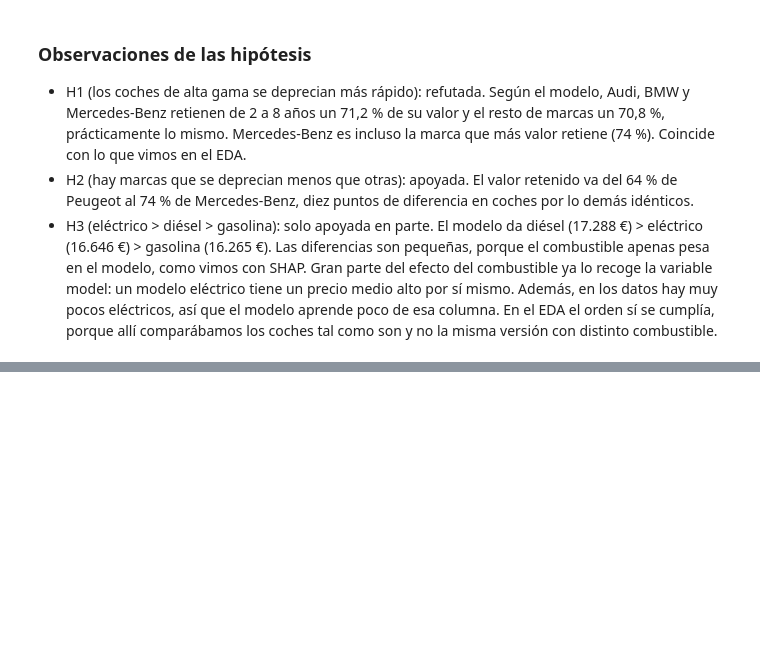
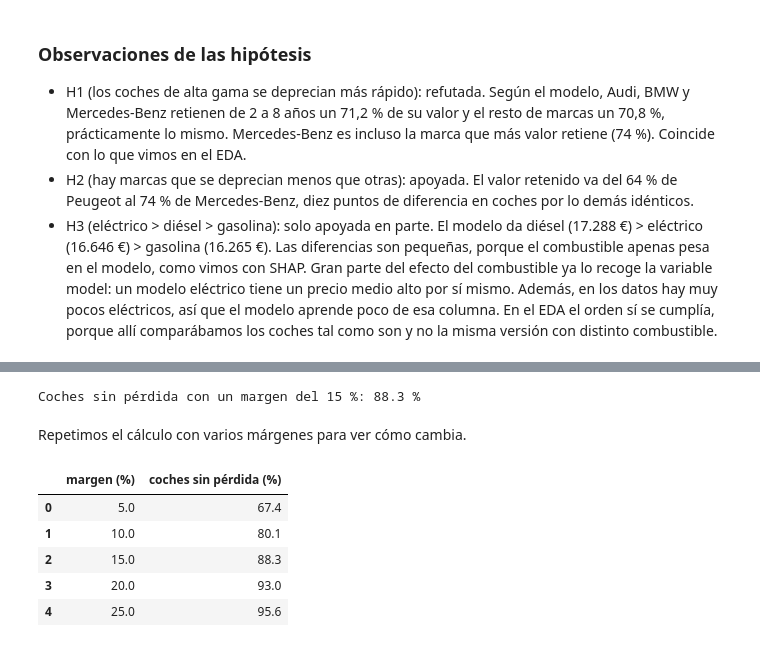
Before and after one commit to rusamen86/tfm-p1-precio-coches, a Jupyter notebook: notebooks/06_explicabilidad_negocio.ipynb, the cells around one changed output, grey strips where cells are left out. Saved outputs shown, nothing was run; the diff lists cells and outputs as text; code cells hidden in the pictures; blank space fills up the shorter version.

```diff
--- a/notebooks/06_explicabilidad_negocio.ipynb
+++ b/notebooks/06_explicabilidad_negocio.ipynb
@@ -184,0 +198,27 @@ Precio medio como gasolina: 16265 €
+# %%
+margen = 0.15
+oferta = precio_estimado * (1 - margen)
+sin_perdida = oferta <= precio_real
+print('Coches sin pérdida con un margen del 15 %:', round(sin_perdida.mean() * 100, 1), '%')
+# %% [output]
+Coches sin pérdida con un margen del 15 %: 88.3 %
+# %% [markdown]
+Repetimos el cálculo con varios márgenes para ver cómo cambia.
+# %%
+margenes = [0.05, 0.10, 0.15, 0.20, 0.25]
+resultados = []
+
+for m in margenes:
+    oferta_m = precio_estimado * (1 - m)
+    porcentaje = (oferta_m <= precio_real).mean() * 100
+    resultados.append(porcentaje)
+
+tabla_margenes = pd.DataFrame({'margen (%)': [m * 100 for m in margenes], 'coches sin pérdida (%)': resultados})
+tabla_margenes.round(1)
+# %% [output]
+|  | margen (%) | coches sin pérdida (%) |
+| 0 | 5.0 | 67.4 |
+| 1 | 10.0 | 80.1 |
+| 2 | 15.0 | 88.3 |
+| 3 | 20.0 | 93.0 |
+| 4 | 25.0 | 95.6 |
```
Also changed, not shown: parts of 10 cells of this notebook, 2 other files.
